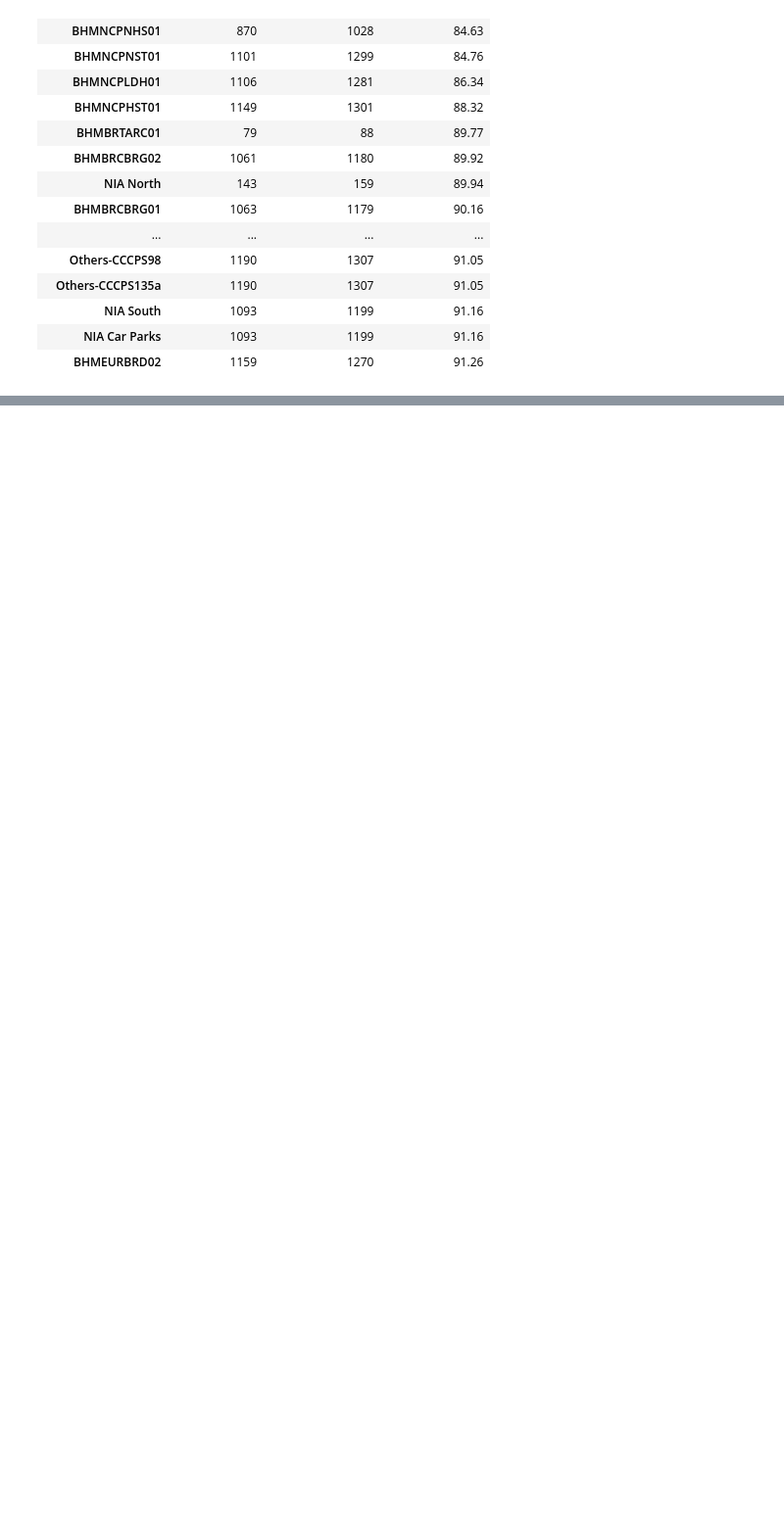
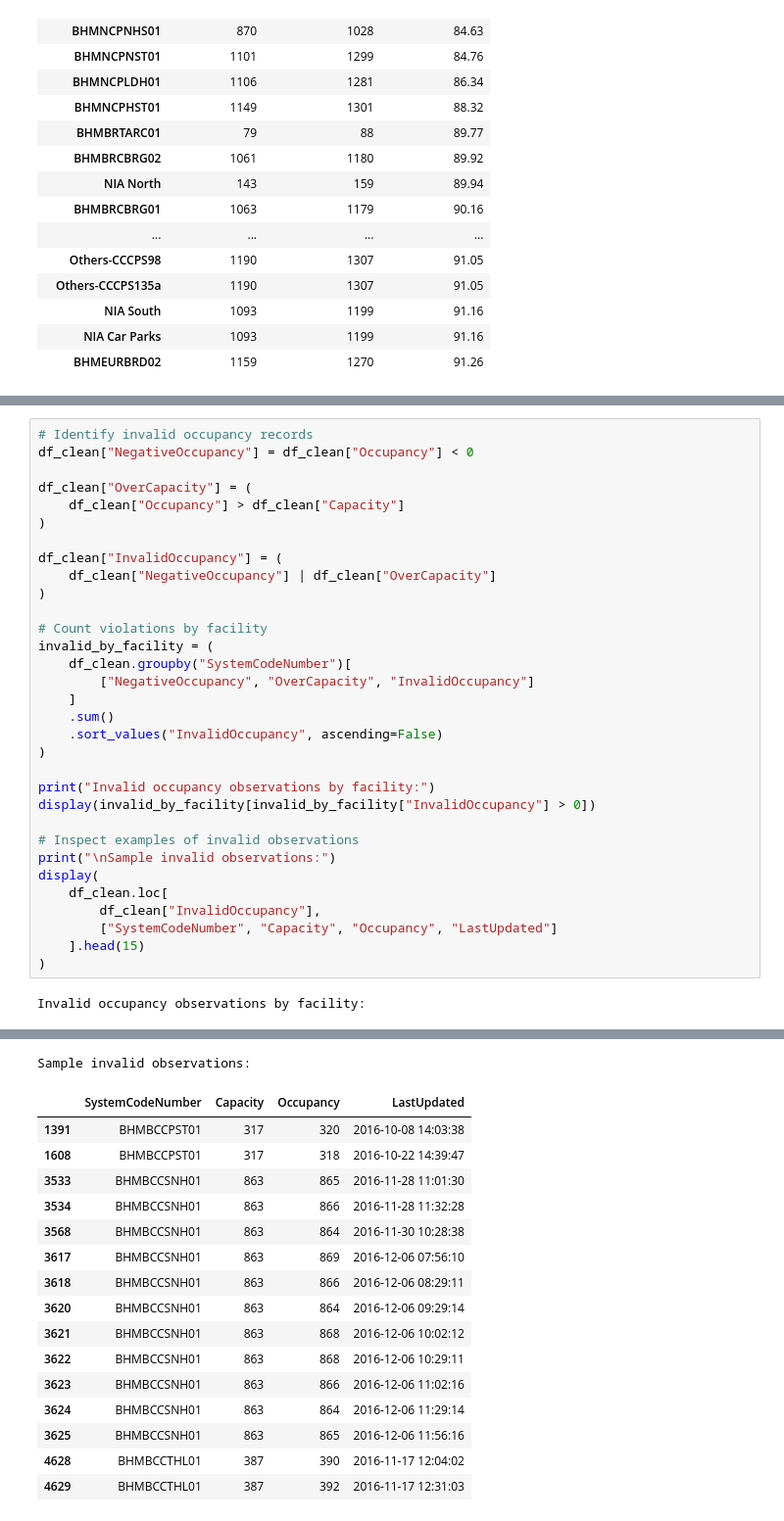
Before and after one commit to mmpara27/parking-predictability, a Jupyter notebook: notebooks/01_data_audit.ipynb, the cells around one changed output, grey strips where cells are left out. Shown at 98% size. Drawn from its saved outputs; the diff is of its cells as text; blank space fills up the shorter version.

```diff
--- a/notebooks/01_data_audit.ipynb
+++ b/notebooks/01_data_audit.ipynb
@@ -433,0 +567,34 @@ Percentage of cleaned observations: 89.58 %
+# %%
+# Identify invalid occupancy records
+df_clean["NegativeOccupancy"] = df_clean["Occupancy"] < 0
+
+df_clean["OverCapacity"] = (
+    df_clean["Occupancy"] > df_clean["Capacity"]
+)
+
+df_clean["InvalidOccupancy"] = (
+    df_clean["NegativeOccupancy"] | df_clean["OverCapacity"]
+)
+
+# Count violations by facility
+invalid_by_facility = (
+    df_clean.groupby("SystemCodeNumber")[
+        ["NegativeOccupancy", "OverCapacity", "InvalidOccupancy"]
+    ]
+    .sum()
+    .sort_values("InvalidOccupancy", ascending=False)
+)
+
+print("Invalid occupancy observations by facility:")
+display(invalid_by_facility[invalid_by_facility["InvalidOccupancy"] > 0])
+
+# Inspect examples of invalid observations
+print("\nSample invalid observations:")
+display(
+    df_clean.loc[
+        df_clean["InvalidOccupancy"],
+        ["SystemCodeNumber", "Capacity", "Occupancy", "LastUpdated"]
+    ].head(15)
+)
+# %% [output]
+Invalid occupancy observations by facility:
@@ -433,0 +612,17 @@ Percentage of cleaned observations: 89.58 %
+Sample invalid observations:
+|  | SystemCodeNumber | Capacity | Occupancy | LastUpdated |
+| 1391 | BHMBCCPST01 | 317 | 320 | 2016-10-08 14:03:38 |
+| 1608 | BHMBCCPST01 | 317 | 318 | 2016-10-22 14:39:47 |
+| 3533 | BHMBCCSNH01 | 863 | 865 | 2016-11-28 11:01:30 |
+| 3534 | BHMBCCSNH01 | 863 | 866 | 2016-11-28 11:32:28 |
+| 3568 | BHMBCCSNH01 | 863 | 864 | 2016-11-30 10:28:38 |
+| 3617 | BHMBCCSNH01 | 863 | 869 | 2016-12-06 07:56:10 |
+| 3618 | BHMBCCSNH01 | 863 | 866 | 2016-12-06 08:29:11 |
+| 3620 | BHMBCCSNH01 | 863 | 864 | 2016-12-06 09:29:14 |
+| 3621 | BHMBCCSNH01 | 863 | 868 | 2016-12-06 10:02:12 |
+| 3622 | BHMBCCSNH01 | 863 | 868 | 2016-12-06 10:29:11 |
+| 3623 | BHMBCCSNH01 | 863 | 866 | 2016-12-06 11:02:16 |
+| 3624 | BHMBCCSNH01 | 863 | 864 | 2016-12-06 11:29:14 |
+| 3625 | BHMBCCSNH01 | 863 | 865 | 2016-12-06 11:56:16 |
+| 4628 | BHMBCCTHL01 | 387 | 390 | 2016-11-17 12:04:02 |
+| 4629 | BHMBCCTHL01 | 387 | 392 | 2016-11-17 12:31:03 |
```
Also changed, not shown: parts of 10 cells of this notebook, 1 other file.
